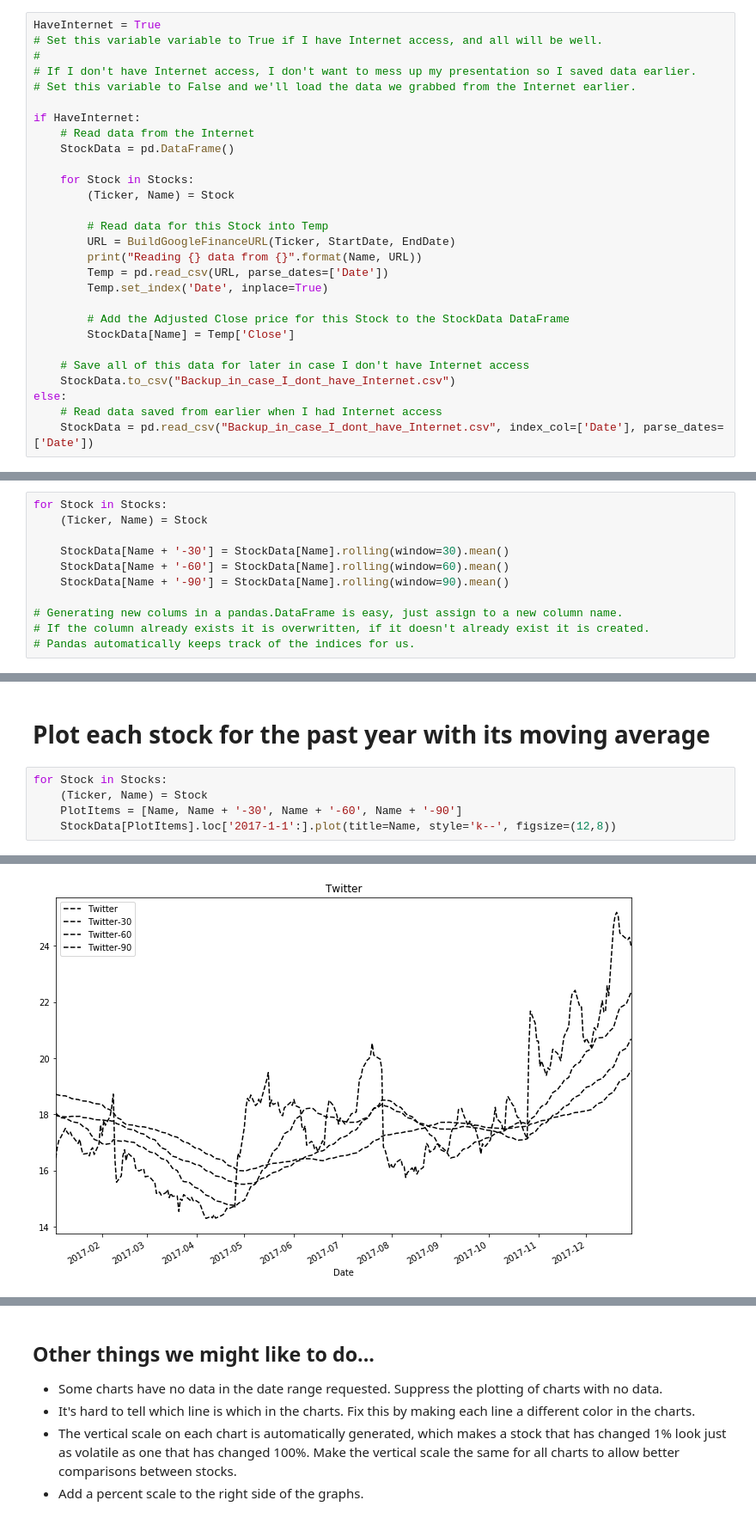
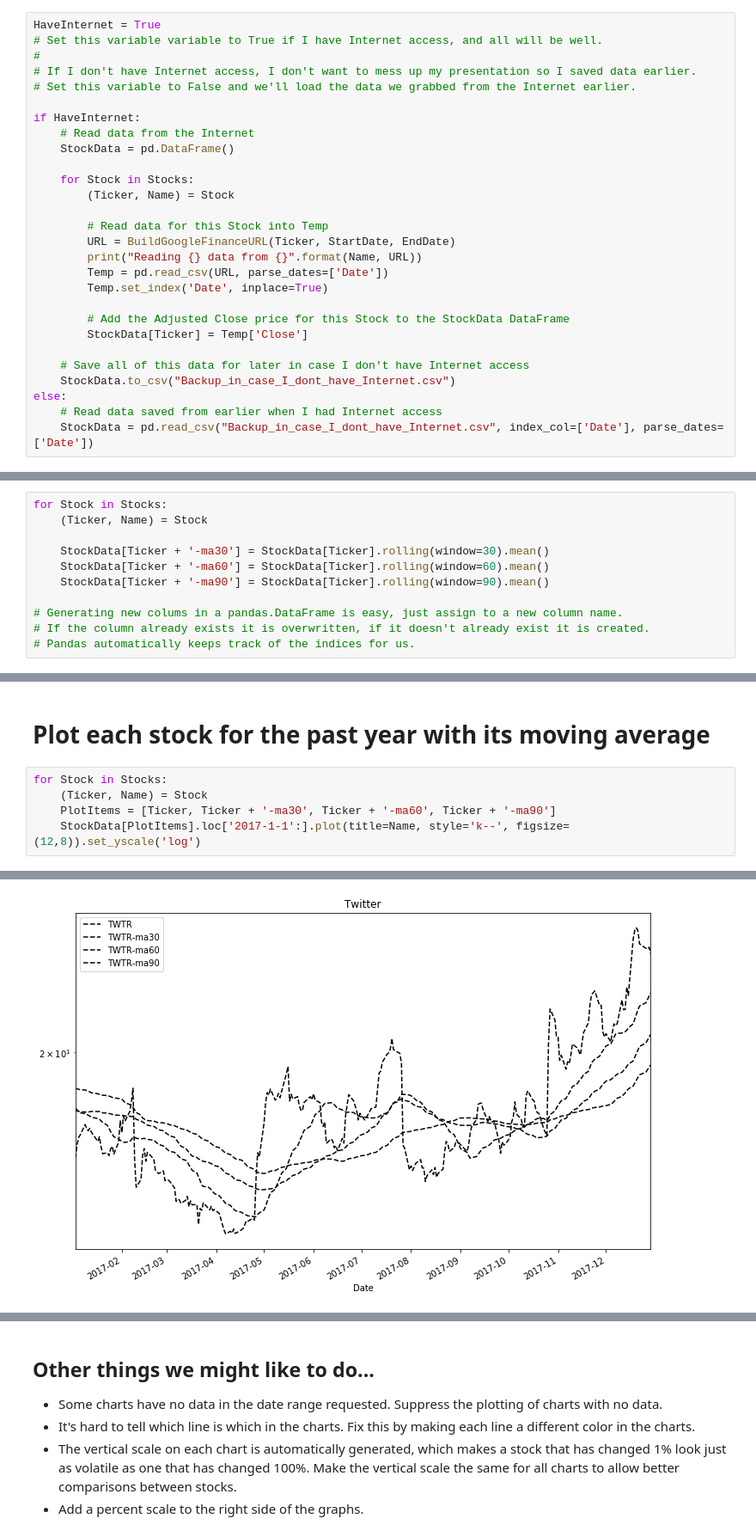
Before and after one commit to dannymulligan/public, a Jupyter notebook: Austin_Python_Meetup/Using_Python_instead_of_Excel.ipynb, the cells around one changed output, grey strips where cells are left out. Shown: that part at 86% size. Cells and saved outputs as stored; diff of their text form.

```diff
--- a/Austin_Python_Meetup/Using_Python_instead_of_Excel.ipynb
+++ b/Austin_Python_Meetup/Using_Python_instead_of_Excel.ipynb
@@ -208,7 +208,7 @@ if HaveInternet:
         Temp.set_index('Date', inplace=True)
 
         # Add the Adjusted Close price for this Stock to the StockData DataFrame
-        StockData[Name] = Temp['Close']
+        StockData[Ticker] = Temp['Close']
 
     # Save all of this data for later in case I don't have Internet access
     StockData.to_csv("Backup_in_case_I_dont_have_Internet.csv")
@@ -354,9 +361,9 @@ StockData['Apple'].loc['2017-1-1':'2017-12-31'].rolling(window=30).mean().plot(s
 for Stock in Stocks:
     (Ticker, Name) = Stock
 
-    StockData[Name + '-30'] = StockData[Name].rolling(window=30).mean()
-    StockData[Name + '-60'] = StockData[Name].rolling(window=60).mean()
-    StockData[Name + '-90'] = StockData[Name].rolling(window=90).mean()
+    StockData[Ticker + '-ma30'] = StockData[Ticker].rolling(window=30).mean()
+    StockData[Ticker + '-ma60'] = StockData[Ticker].rolling(window=60).mean()
+    StockData[Ticker + '-ma90'] = StockData[Ticker].rolling(window=90).mean()
 
 # Generating new colums in a pandas.DataFrame is easy, just assign to a new column name.
 # If the column already exists it is overwritten, if it doesn't already exist it is created.
@@ -386,6 +393,6 @@ sorted(StockData.columns)  # Show all the colums in the pandas.DataFrame
 # %%
 for Stock in Stocks:
     (Ticker, Name) = Stock
-    PlotItems = [Name, Name + '-30', Name + '-60', Name + '-90']
-    StockData[PlotItems].loc['2017-1-1':].plot(title=Name, style='k--', figsize=(12,8))
+    PlotItems = [Ticker, Ticker + '-ma30', Ticker + '-ma60', Ticker + '-ma90']
+    StockData[PlotItems].loc['2017-1-1':].plot(title=Name, style='k--', figsize=(12,8)).set_yscale('log')
 # %% [output]
@@ -400 +407 @@ for Stock in Stocks:
-[figure, old version]
+[figure, new version]
```
Also changed, not shown: parts of 13 cells of this notebook, 1 other file.
